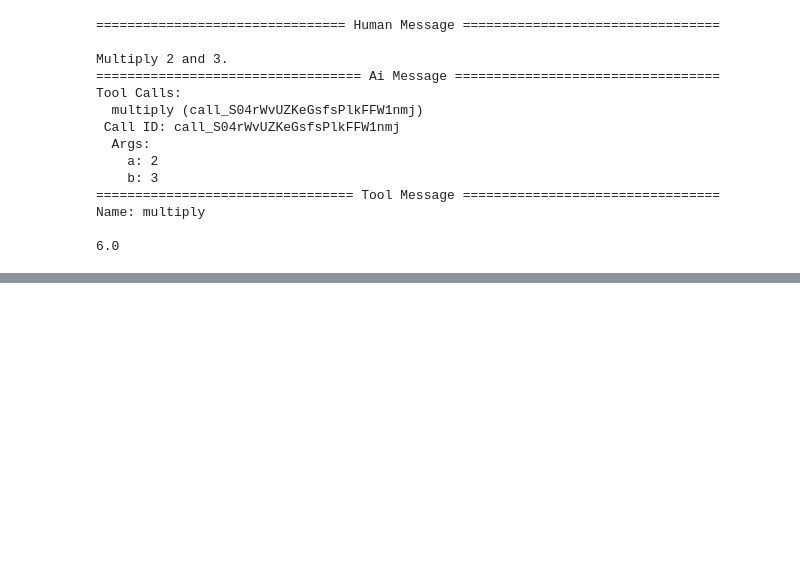
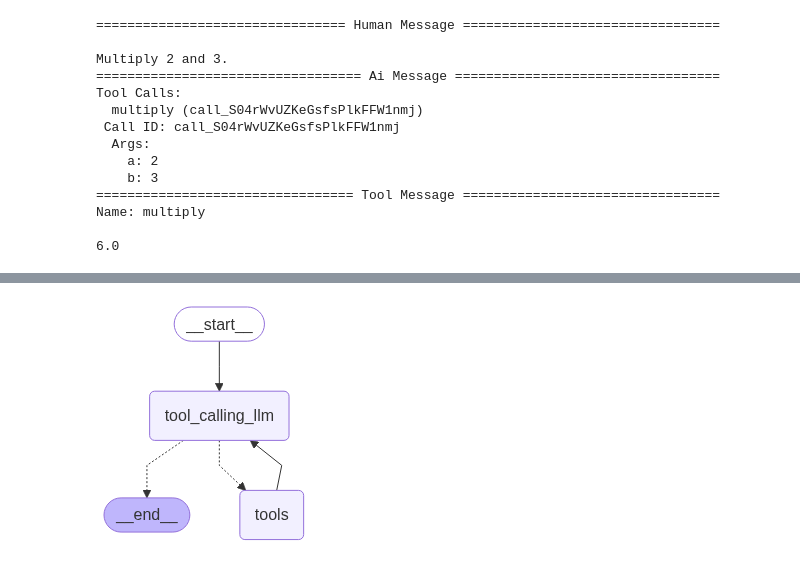
Before and after one commit to tanhoangkhoanguyen/LangChain-Academy, a Jupyter notebook: Introduction to LangGraph/Module-1_review.ipynb, the cells around one changed output, grey strips where cells are left out. Cells and saved outputs as stored; diff of their text form; code cells hidden in the pictures; blank space fills up the shorter version.

```diff
--- a/Introduction to LangGraph/Module-1_review.ipynb
+++ b/Introduction to LangGraph/Module-1_review.ipynb
@@ -312,0 +340,46 @@ Name: multiply
+# %%
+class State(TypedDict):
+    messages: Annotated[list[AnyMessage], add_messages]
+
+
+def add(a: float, b: float) -> float:
+    """
+    Add a and b.
+
+    Args:
+        a (float): First number.
+        b (float): Second number.
+    """
+    return a + b
+
+def subtract(a: float, b: float) -> float:
+    """
+    Subtract b from a.
+
+    Args:
+        a (float): First number.
+        b (float): Second number.
+    """
+    return a - b
+llm_with_tools = chat.bind_tools([add, subtract])
+
+def tool_calling_llm(state):
+    return {"messages": [llm_with_tools.invoke(state["messages"])]}
+
+
+builder = StateGraph(State)
+builder.add_node("tool_calling_llm", tool_calling_llm)
+builder.add_node("tools", ToolNode([add, subtract]))
+
+builder.set_entry_point("tool_calling_llm")
+builder.add_conditional_edges(
+    "tool_calling_llm",
+    tools_condition,
+)
+builder.add_edge("tools", "tool_calling_llm")
+
+
+graph = builder.compile()
+display(Image(graph.get_graph().draw_mermaid_png()))
+# %% [output]
+[figure, added]
```
Also changed, not shown: parts of 10 cells of this notebook, 2 other files.
